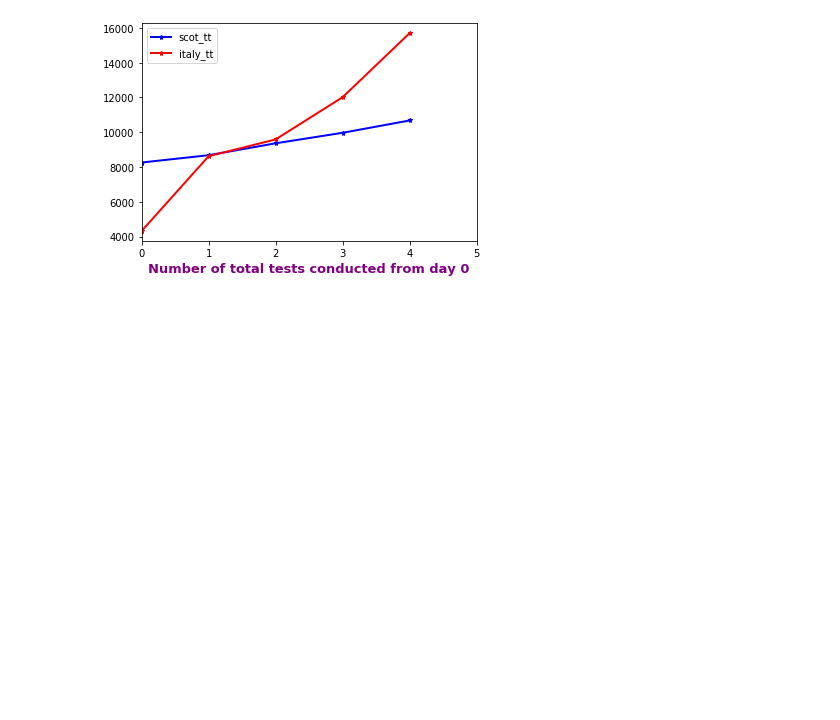
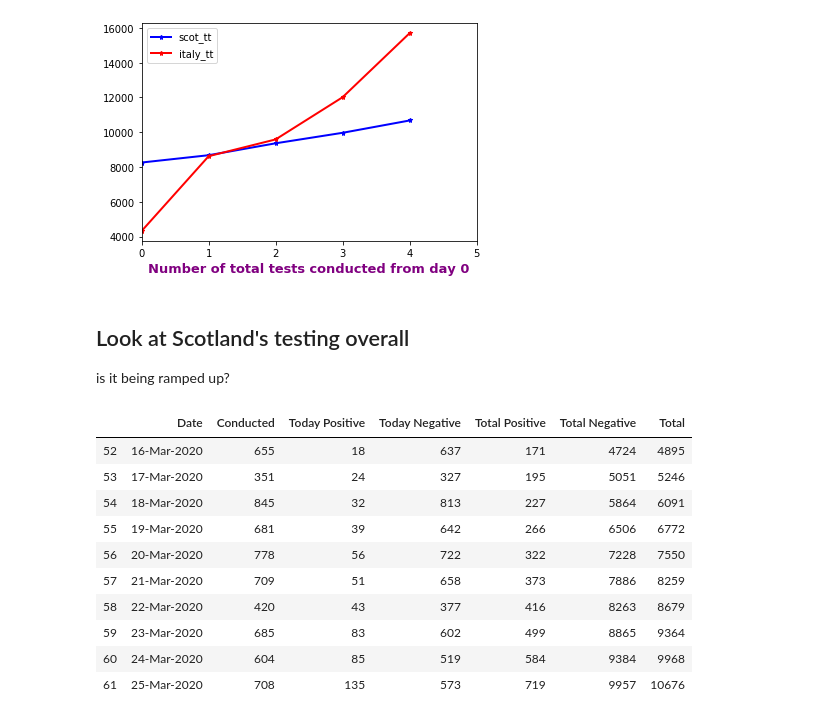
Before and after one commit to watty62/Scot_covid19, a Jupyter notebook: compare countries.ipynb, the cells around one changed output. Drawn from its saved outputs; the diff is of its cells as text; code cells hidden in the pictures; blank space fills up the shorter version.

```diff
--- a/compare countries.ipynb
+++ b/compare countries.ipynb
@@ -172,3 +172,6 @@ plt.legend()
 # %% [output]
 <matplotlib.legend.Legend at 0x...>
 [figure]
+# %% [markdown]
+## Look at Scotland's testing overall
+is it being ramped up?
@@ -174,0 +181,14 @@ plt.legend()
+# %%
+df_tests.tail(10)
+# %% [output]
+|  | Date | Conducted | Today Positive | Today Negative | Total Positive | Total Negative | Total |
+| 52 | 16-Mar-2020 | 655 | 18 | 637 | 171 | 4724 | 4895 |
+| 53 | 17-Mar-2020 | 351 | 24 | 327 | 195 | 5051 | 5246 |
+| 54 | 18-Mar-2020 | 845 | 32 | 813 | 227 | 5864 | 6091 |
+| 55 | 19-Mar-2020 | 681 | 39 | 642 | 266 | 6506 | 6772 |
+| 56 | 20-Mar-2020 | 778 | 56 | 722 | 322 | 7228 | 7550 |
+| 57 | 21-Mar-2020 | 709 | 51 | 658 | 373 | 7886 | 8259 |
+| 58 | 22-Mar-2020 | 420 | 43 | 377 | 416 | 8263 | 8679 |
+| 59 | 23-Mar-2020 | 685 | 83 | 602 | 499 | 8865 | 9364 |
+| 60 | 24-Mar-2020 | 604 | 85 | 519 | 584 | 9384 | 9968 |
+| 61 | 25-Mar-2020 | 708 | 135 | 573 | 719 | 9957 | 10676 |
```
Also changed, not shown: parts of 4 cells of this notebook, 3 other files.
